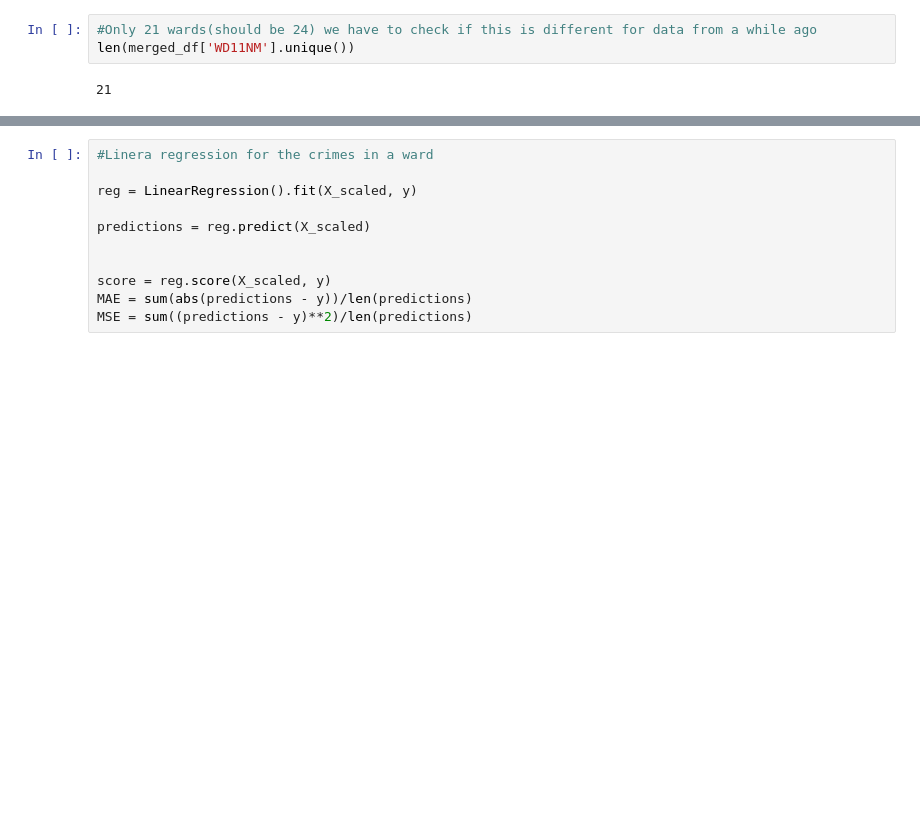
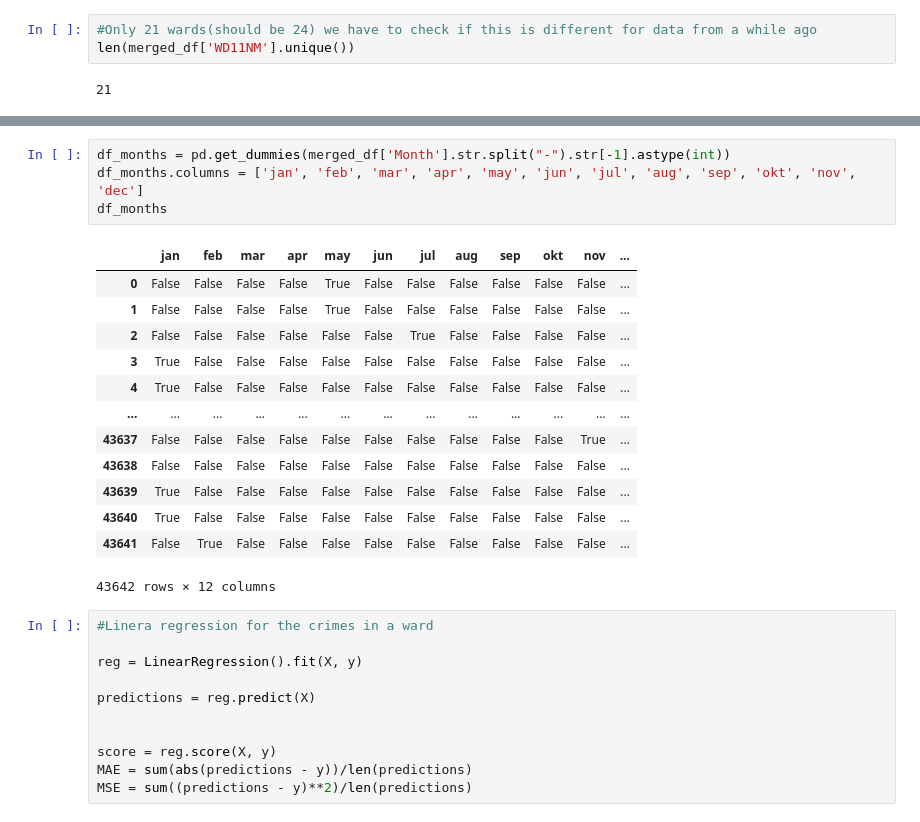
Before and after one commit to Shapkofil/dc20-g22, a Jupyter notebook: CrimesInWards.ipynb, the cells around one changed output, grey strips where cells are left out. Saved outputs shown, nothing was run; the diff lists cells and outputs as text; blank space fills up the shorter version.

```diff
--- a/CrimesInWards.ipynb
+++ b/CrimesInWards.ipynb
@@ -108,14 +125,32 @@ X_scaled = pd.DataFrame(scaler.fit_transform(X),columns = X.columns)
 
 #X_train,X_test,y_train,y_test=train_test_split(X,y,test_size=0.2,
 #                                               random_state=42, shuffle=True)
+# %%
+df_months = pd.get_dummies(merged_df['Month'].str.split("-").str[-1].astype(int))
+df_months.columns = ['jan', 'feb', 'mar', 'apr', 'may', 'jun', 'jul', 'aug', 'sep', 'okt', 'nov', 'dec']
+df_months
+# %% [output]
+|  | jan | feb | mar | apr | may | jun | jul | aug | sep | okt | nov | ... |
+| 0 | False | False | False | False | True | False | False | False | False | False | False | ... |
+| 1 | False | False | False | False | True | False | False | False | False | False | False | ... |
+| 2 | False | False | False | False | False | False | True | False | False | False | False | ... |
+| 3 | True | False | False | False | False | False | False | False | False | False | False | ... |
+| 4 | True | False | False | False | False | False | False | False | False | False | False | ... |
+| ... | ... | ... | ... | ... | ... | ... | ... | ... | ... | ... | ... | ... |
+| 43637 | False | False | False | False | False | False | False | False | False | False | True | ... |
+| 43638 | False | False | False | False | False | False | False | False | False | False | False | ... |
+| 43639 | True | False | False | False | False | False | False | False | False | False | False | ... |
+| 43640 | True | False | False | False | False | False | False | False | False | False | False | ... |
+| 43641 | False | True | False | False | False | False | False | False | False | False | False | ... |
+43642 rows × 12 columns
 # %%
 #Linera regression for the crimes in a ward
 
-reg = LinearRegression().fit(X_scaled, y)
+reg = LinearRegression().fit(X, y)
 
-predictions = reg.predict(X_scaled)
+predictions = reg.predict(X)
 
 
-score = reg.score(X_scaled, y)
+score = reg.score(X, y)
 MAE = sum(abs(predictions - y))/len(predictions)
 MSE = sum((predictions - y)**2)/len(predictions)
```
Also changed, not shown: parts of 10 cells of this notebook.
